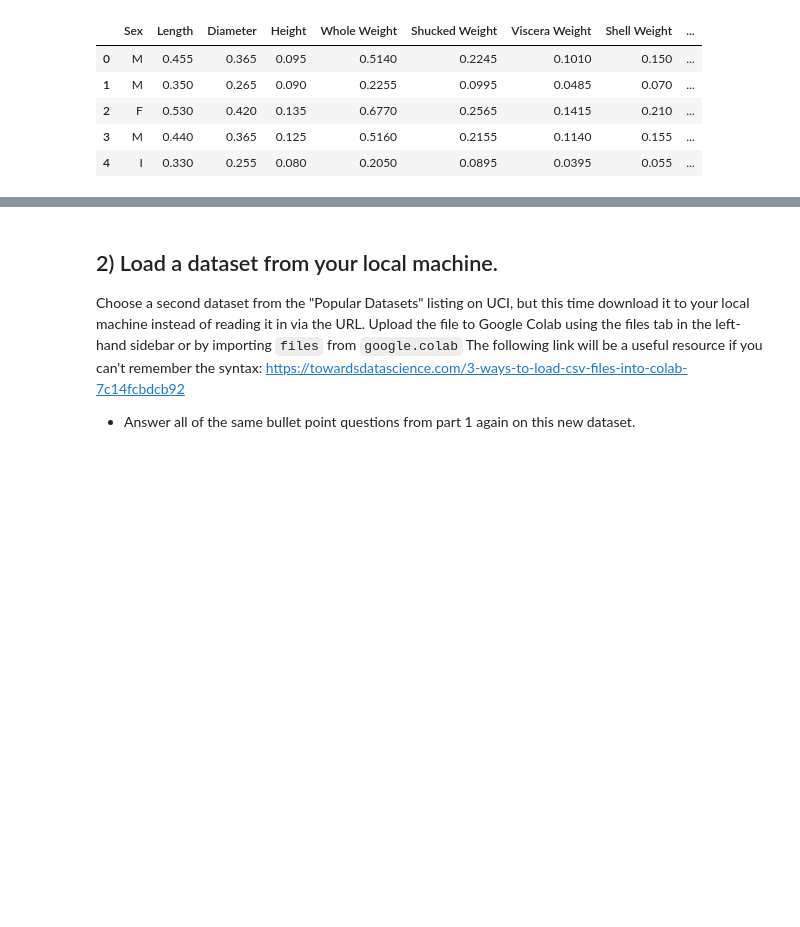
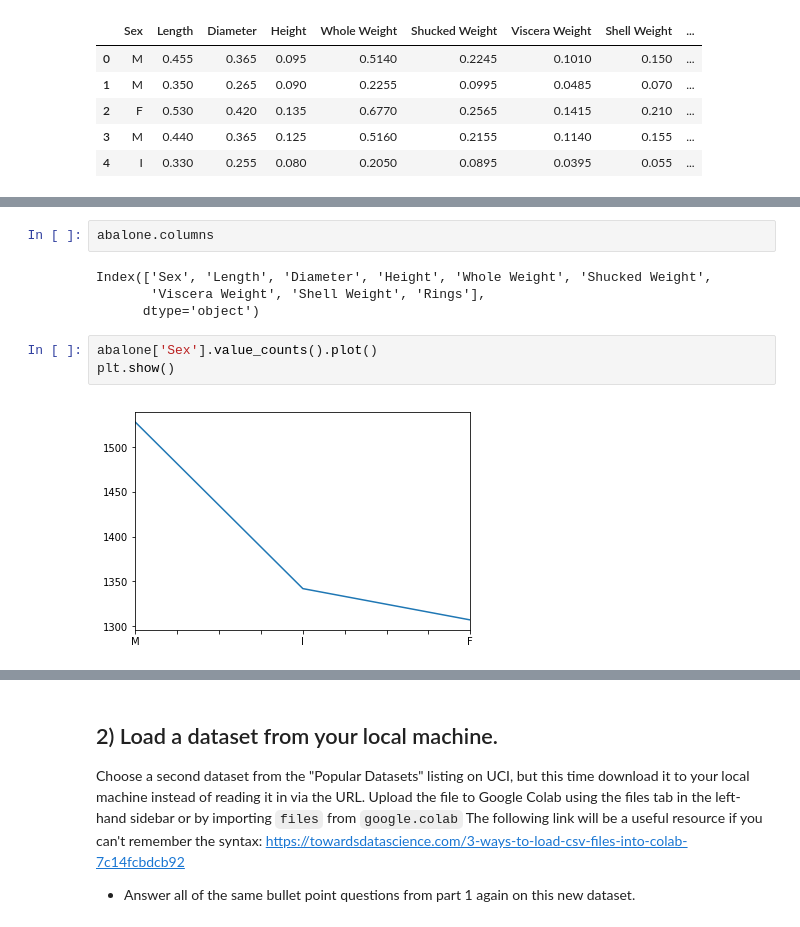
Before and after one commit to johnwesleyharding/DS-Unit-1-Sprint-1-Data-Wrangling-and-Storytelling, a Jupyter notebook: JWH_LS_DS_111_Exploratory_Data_Analysis.ipynb, the cells around one changed output, grey strips where cells are left out. Saved outputs shown, nothing was run; the diff lists cells and outputs as text; blank space fills up the shorter version.

```diff
--- a/JWH_LS_DS_111_Exploratory_Data_Analysis.ipynb
+++ b/JWH_LS_DS_111_Exploratory_Data_Analysis.ipynb
@@ -108,0 +150,11 @@ abalone.head()
+# %%
+abalone.columns
+# %% [output]
+Index(['Sex', 'Length', 'Diameter', 'Height', 'Whole Weight', 'Shucked Weight',
+       'Viscera Weight', 'Shell Weight', 'Rings'],
+      dtype='object')
+# %%
+abalone['Sex'].value_counts().plot()
+plt.show()
+# %% [output]
+[figure, added]
```
Also changed, not shown: parts of 23 cells of this notebook.
